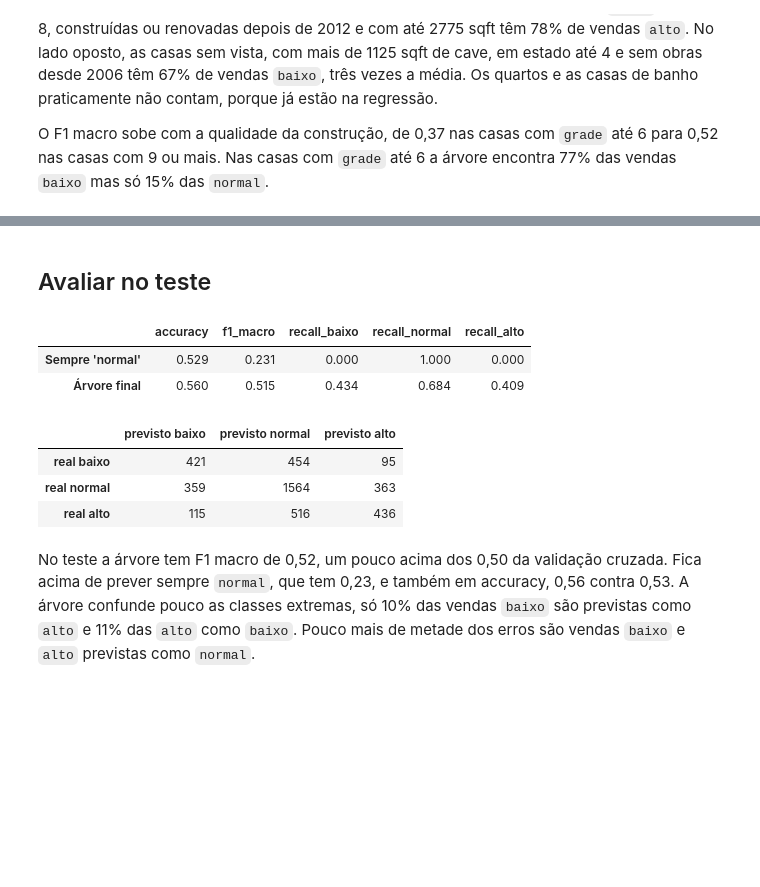
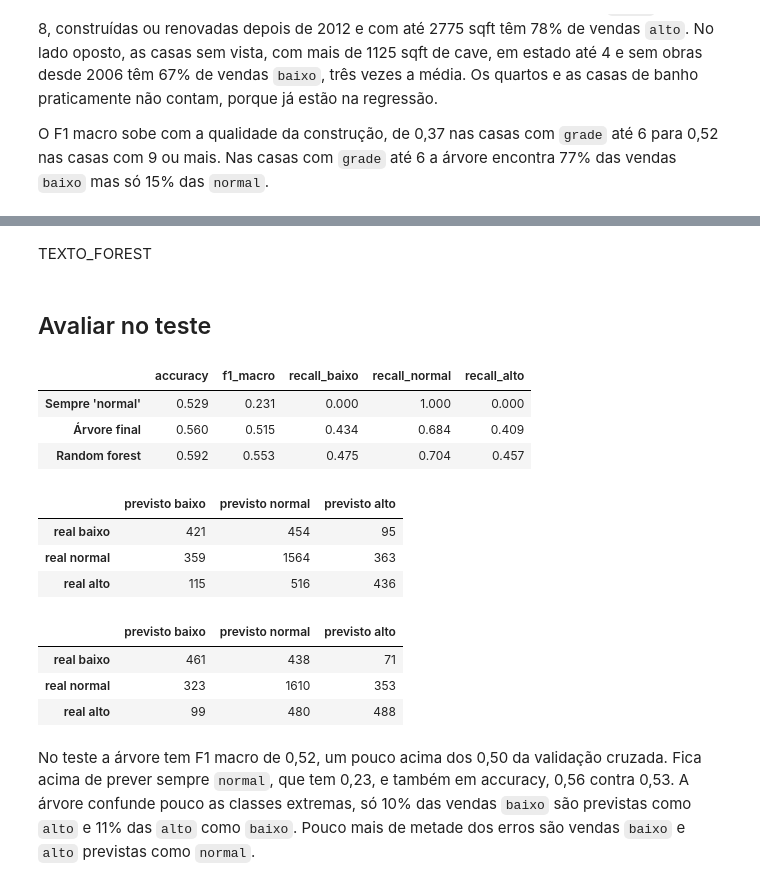
Before and after one commit to AnyTng/FAI26_P02_G09, a Jupyter notebook: 02_classify.ipynb, the cells around one changed output, grey strips where cells are left out. Drawn from its saved outputs; the diff is of its cells as text; code cells hidden in the pictures; blank space fills up the shorter version.

Commit message:
random forest + paralelismo para deixar isto mais rapidooo

```diff
--- a/02_classify.ipynb
+++ b/02_classify.ipynb
@@ -279,6 +283,8 @@ Testamos todas as combinações de `criterion`, `class_weight`, `max_depth`, `mi
 # %%
 from itertools import product
 from time import perf_counter
+
+from joblib import Parallel, delayed
 
 # Pesos balanced: n / (3 * n_classe). Os pesos raiz são a raiz quadrada destes
 frequencia = pd.Series(y_treino).value_counts(normalize=True)
@@ -300,18 +306,21 @@ for idx_tr, idx_val in cv.split(treino, y_treino):
     X_tr, X_val = preparar(treino.iloc[idx_tr], treino.iloc[idx_val])
     folds.append((X_tr, y_treino[idx_tr], X_val, y_treino[idx_val]))
 
-resultados = []
-inicio = perf_counter()
-for valores in product(*GRELHA.values()):
-    combinacao = dict(zip(GRELHA, valores))
+def avaliar(combinacao):
+    """F1 macro médio no treino e na validação de uma combinação, nos 5 folds."""
     params = {**combinacao, "class_weight": PESOS[combinacao["class_weight"]]}
     f1_tr, f1_val = [], []
     for X_tr, y_tr, X_val, y_val in folds:
         modelo = DecisionTreeClassifier(**params).fit(X_tr, y_tr)
         f1_tr.append(f1_score(y_tr, modelo.predict(X_tr), average="macro"))
         f1_val.append(f1_score(y_val, modelo.predict(X_val), average="macro"))
-    resultados.append({**combinacao,
-                       "f1_treino": np.mean(f1_tr), "f1_validacao": np.mean(f1_val), "desvio_validacao": np.std(f1_val)})
+    return {**combinacao, "f1_treino": np.mean(f1_tr), "f1_validacao": np.mean(f1_val), "desvio_validacao": np.std(f1_val)}
+
+
+# Avaliar as combinações em paralelo, uma por núcleo do processador
+inicio = perf_counter()
+combinacoes = [dict(zip(GRELHA, valores)) for valores in product(*GRELHA.values())]
+resultados = Parallel(n_jobs=-1)(delayed(avaliar)(c) for c in combinacoes)
 
 resultados = pd.DataFrame(resultados).sort_values("f1_validacao", ascending=False, ignore_index=True)
 print(f"{len(resultados)} combinações em {perf_counter() - inicio:.0f} s")
@@ -450,0 +512,12 @@ O F1 macro sobe com a qualidade da construção, de 0,37 nas casas com `grade` a
+# %%
+PARAMS_FOREST = {**resultados_forest.iloc[0][list(GRELHA_FOREST)].to_dict(),
+                 "n_estimators": 100, "class_weight": PESOS["raiz"], "random_state": SEMENTE, "n_jobs": -1}
+PARAMS_FOREST["min_samples_leaf"] = int(PARAMS_FOREST["min_samples_leaf"])
+print(PARAMS_FOREST)
+
+# Validação cruzada da forest com 100 árvores, ao lado da árvore otimizada
+prev_forest = validacao_cruzada_forest(PARAMS_FOREST)
+pd.DataFrame({
+    "Árvore otimizada": metricas(y_treino, prev_melhor),
+    "Random forest": metricas(y_treino, prev_forest),
+}).T.round(3)
@@ -450,0 +529,5 @@ O F1 macro sobe com a qualidade da construção, de 0,37 nas casas com `grade` a
+# %%
+# Forest final, treinada em todo o conjunto de treino
+X_treino_forest, X_teste_forest = preparar_forest(treino, teste)
+forest = RandomForestClassifier(**PARAMS_FOREST).fit(X_treino_forest, y_treino)
+forest.feature_importances().head(12).round(3)
@@ -451,15 +548,20 @@ O F1 macro sobe com a qualidade da construção, de 0,37 nas casas com `grade` a
+# %% [markdown]
+TEXTO_FOREST
 # %% [markdown]
 ## Avaliar no teste
 # %%
 prev_teste = final.predict(X_teste)
+prev_teste_forest = forest.predict(X_teste_forest)
 pd.DataFrame({
     "Sempre 'normal'": metricas(y_teste, np.full(len(y_teste), "normal")),
     "Árvore final": metricas(y_teste, prev_teste),
+    "Random forest": metricas(y_teste, prev_teste_forest),
 }).T.round(3)
 # %% [output]
 |  | accuracy | f1_macro | recall_baixo | recall_normal | recall_alto |
 | Sempre 'normal' | 0.529 | 0.231 | 0.000 | 1.000 | 0.000 |
 | Árvore final | 0.560 | 0.515 | 0.434 | 0.684 | 0.409 |
+| Random forest | 0.592 | 0.553 | 0.475 | 0.704 | 0.457 |
 # %%
 pd.DataFrame(confusion_matrix(y_teste, prev_teste, labels=CLASSES),
              index=[f"real {c}" for c in CLASSES],
@@ -469,5 +571,15 @@ pd.DataFrame(confusion_matrix(y_teste, prev_teste, labels=CLASSES),
 | real baixo | 421 | 454 | 95 |
 | real normal | 359 | 1564 | 363 |
 | real alto | 115 | 516 | 436 |
+# %%
+# Matriz de confusão da random forest
+pd.DataFrame(confusion_matrix(y_teste, prev_teste_forest, labels=CLASSES),
+             index=[f"real {c}" for c in CLASSES],
+             columns=[f"previsto {c}" for c in CLASSES])
+# %% [output]
+|  | previsto baixo | previsto normal | previsto alto |
+| real baixo | 461 | 438 | 71 |
+| real normal | 323 | 1610 | 353 |
+| real alto | 99 | 480 | 488 |
 # %% [markdown]
 No teste a árvore tem F1 macro de 0,52, um pouco acima dos 0,50 da validação cruzada. Fica acima de prever sempre `normal`, que tem 0,23, e também em accuracy, 0,56 contra 0,53. A árvore confunde pouco as classes extremas, só 10% das vendas `baixo` são previstas como `alto` e 11% das `alto` como `baixo`. Pouco mais de metade dos erros são vendas `baixo` e `alto` previstas como `normal`.
```
Also changed, not shown: parts of 8 cells of this notebook, 4 other files.
